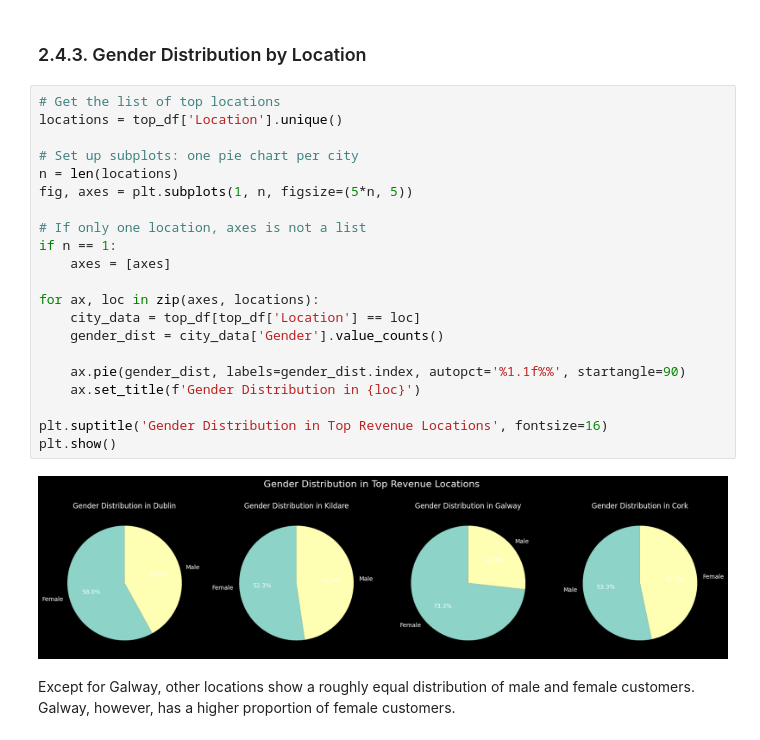
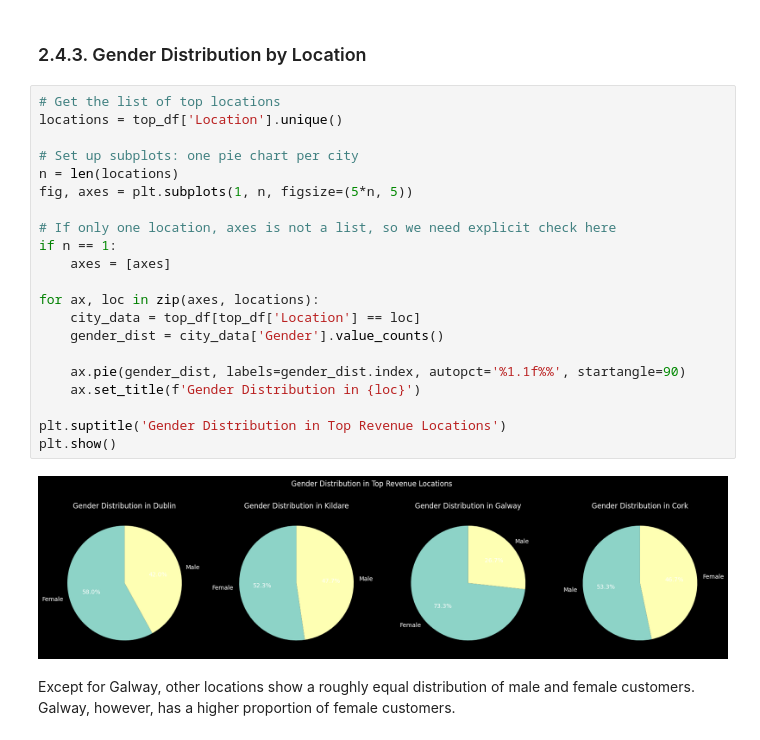
Before and after one commit to trandat9h/retail-sale-data-processing, a Jupyter notebook: Processing.ipynb, the cells around one changed output. Saved outputs shown, nothing was run; the diff lists cells and outputs as text.

```diff
--- a/Processing.ipynb
+++ b/Processing.ipynb
@@ -865,26 +867,26 @@ Dublin, Cork, Kildare, and Galway together contribute more than 50% of the total
 # %%
 # Get the list of top locations
 locations = top_df['Location'].unique()
 
 # Set up subplots: one pie chart per city
 n = len(locations)
 fig, axes = plt.subplots(1, n, figsize=(5*n, 5))
 
-# If only one location, axes is not a list
+# If only one location, axes is not a list, so we need explicit check here
 if n == 1:
     axes = [axes]
 
 for ax, loc in zip(axes, locations):
     city_data = top_df[top_df['Location'] == loc]
     gender_dist = city_data['Gender'].value_counts()
 
     ax.pie(gender_dist, labels=gender_dist.index, autopct='%1.1f%%', startangle=90)
     ax.set_title(f'Gender Distribution in {loc}')
 
-plt.suptitle('Gender Distribution in Top Revenue Locations', fontsize=16)
+plt.suptitle('Gender Distribution in Top Revenue Locations')
 plt.show()
 # %% [output]
-[figure, old version]
+[figure, new version]
 # %% [markdown]
 Except for Galway, other locations show a roughly equal distribution of male and female customers. Galway, however, has a higher proportion of female customers.
 # %% [markdown]
```
Also changed, not shown: parts of 17 cells of this notebook, 1 other file.
